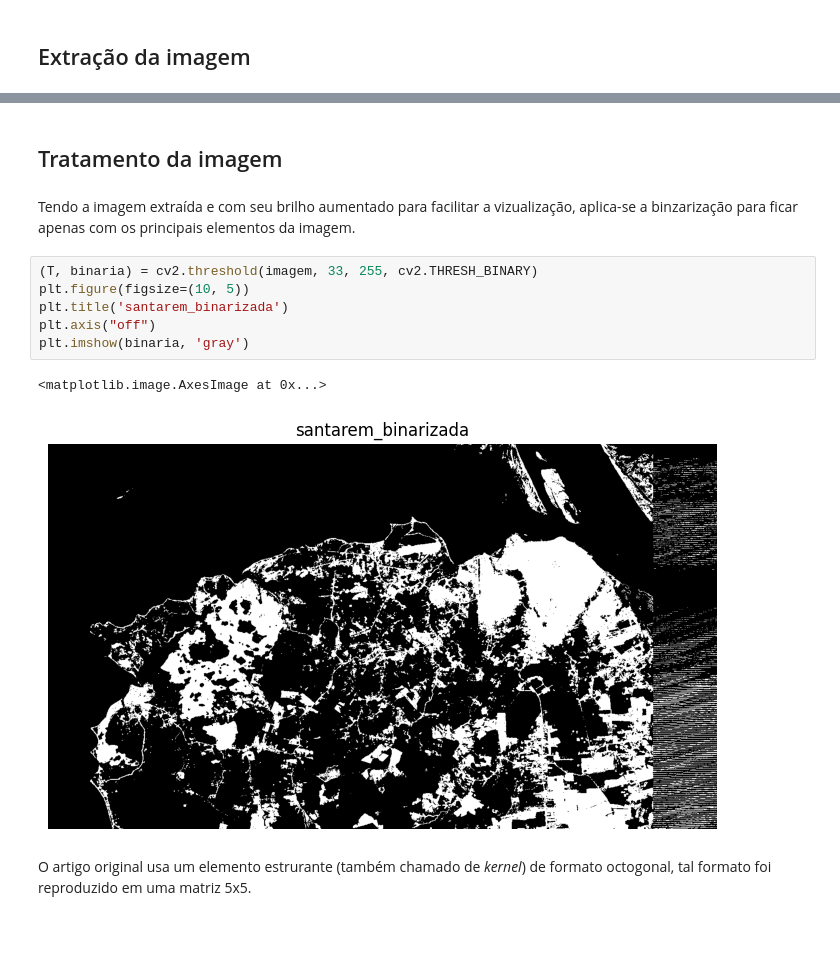
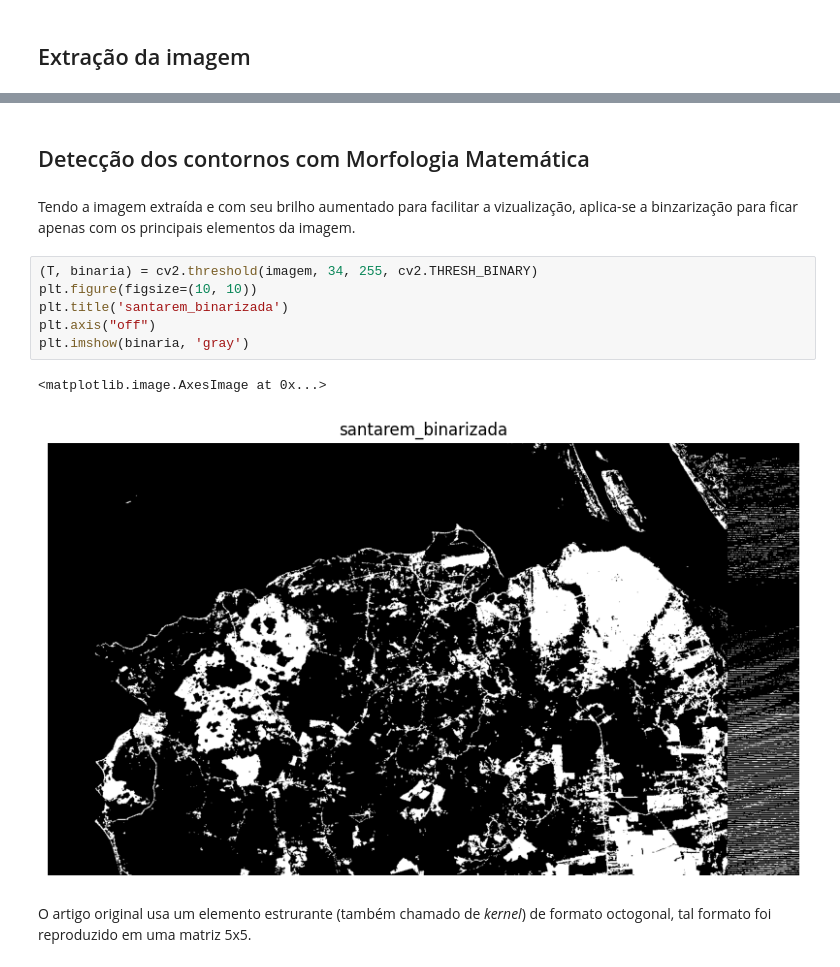
Before and after one commit to joao-martinho/pi, a Jupyter notebook: Trabalho 1/trabalho01_old.ipynb, the cells around one changed output, grey strips where cells are left out. Saved outputs shown, nothing was run; the diff lists cells and outputs as text; blank space fills up the shorter version.

```diff
--- a/Trabalho 1/trabalho01_old.ipynb
+++ b/Trabalho 1/trabalho01_old.ipynb
@@ -123,17 +118,17 @@ plt.show()
 [figure]
 # %% [markdown]
-## Tratamento da imagem
+## Detecção dos contornos com Morfologia Matemática
 # %% [markdown]
 Tendo a imagem extraída e com seu brilho aumentado para facilitar a vizualização, aplica-se a binzarização para ficar apenas com os principais elementos da imagem.
 # %%
-(T, binaria) = cv2.threshold(imagem, 33, 255, cv2.THRESH_BINARY)
-plt.figure(figsize=(10, 5))
+(T, binaria) = cv2.threshold(imagem, 34, 255, cv2.THRESH_BINARY)
+plt.figure(figsize=(10, 10))
 plt.title('santarem_binarizada')
 plt.axis("off")
 plt.imshow(binaria, 'gray')
 # %% [output]
 <matplotlib.image.AxesImage at 0x...>
-[figure, old version]
+[figure, new version]
 # %% [markdown]
 O artigo original usa um elemento estrurante (também chamado de *kernel*) de formato octogonal,  tal formato foi reproduzido em uma matriz 5x5.
 # %%
```
Also changed, not shown: parts of 14 cells of this notebook.
